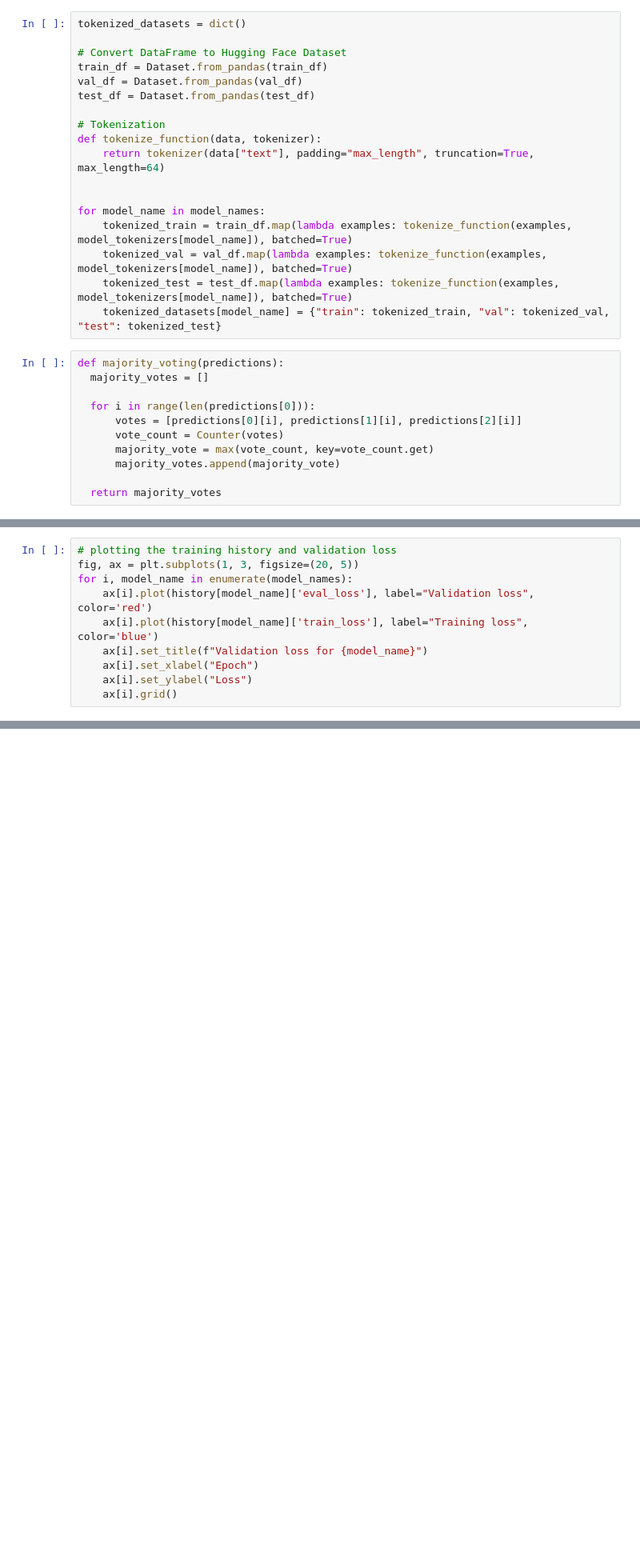
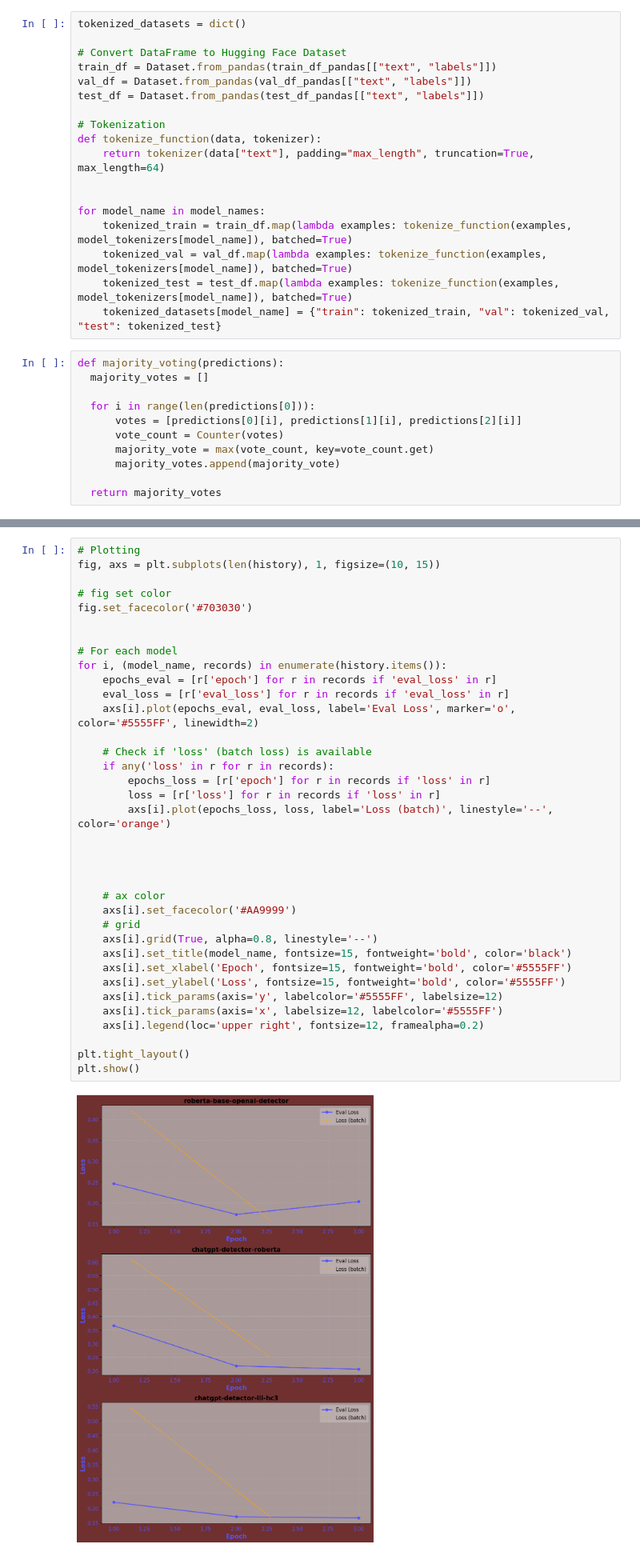
Before and after one commit to rusenbb/GPT-Detector, a Jupyter notebook: main.ipynb, the cells around one changed output, grey strips where cells are left out. Shown: that part at 80% size. Cells and saved outputs as stored; diff of their text form; blank space fills up the shorter version.

```diff
--- a/main.ipynb
+++ b/main.ipynb
@@ -160,9 +228,9 @@ tokenizing the data for each model
 tokenized_datasets = dict()
 
 # Convert DataFrame to Hugging Face Dataset
-train_df = Dataset.from_pandas(train_df)
-val_df = Dataset.from_pandas(val_df)
-test_df = Dataset.from_pandas(test_df)
+train_df = Dataset.from_pandas(train_df_pandas[["text", "labels"]])
+val_df = Dataset.from_pandas(val_df_pandas[["text", "labels"]])
+test_df = Dataset.from_pandas(test_df_pandas[["text", "labels"]])
 
 # Tokenization
 def tokenize_function(data, tokenizer):
@@ -296,10 +343,0 @@ history
-# %%
-# plotting the training history and validation loss
-fig, ax = plt.subplots(1, 3, figsize=(20, 5))
-for i, model_name in enumerate(model_names):
-    ax[i].plot(history[model_name]['eval_loss'], label="Validation loss", color='red')
-    ax[i].plot(history[model_name]['train_loss'], label="Training loss", color='blue')
-    ax[i].set_title(f"Validation loss for {model_name}")
-    ax[i].set_xlabel("Epoch")
-    ax[i].set_ylabel("Loss")
-    ax[i].grid()
@@ -309,3 +344,41 @@ TypeError: list indices must be integers or slices, not str
+# %%
+# Plotting
+fig, axs = plt.subplots(len(history), 1, figsize=(10, 15))
+
+# fig set color
+fig.set_facecolor('#703030')
+
+
+# For each model
+for i, (model_name, records) in enumerate(history.items()):
+    epochs_eval = [r['epoch'] for r in records if 'eval_loss' in r]
+    eval_loss = [r['eval_loss'] for r in records if 'eval_loss' in r]
+    axs[i].plot(epochs_eval, eval_loss, label='Eval Loss', marker='o', color='#5555FF', linewidth=2)
+
+    # Check if 'loss' (batch loss) is available
+    if any('loss' in r for r in records):
+        epochs_loss = [r['epoch'] for r in records if 'loss' in r]
+        loss = [r['loss'] for r in records if 'loss' in r]
+        axs[i].plot(epochs_loss, loss, label='Loss (batch)', linestyle='--', color='orange')
+
+
+
+
+    # ax color
+    axs[i].set_facecolor('#AA9999')
+    # grid
+    axs[i].grid(True, alpha=0.8, linestyle='--')
+    axs[i].set_title(model_name, fontsize=15, fontweight='bold', color='black')
+    axs[i].set_xlabel('Epoch', fontsize=15, fontweight='bold', color='#5555FF')
+    axs[i].set_ylabel('Loss', fontsize=15, fontweight='bold', color='#5555FF')
+    axs[i].tick_params(axis='y', labelcolor='#5555FF', labelsize=12)
+    axs[i].tick_params(axis='x', labelsize=12, labelcolor='#5555FF')
+    axs[i].legend(loc='upper right', fontsize=12, framealpha=0.2)
+
+plt.tight_layout()
+plt.show()
+# %% [output]
+[figure, added]
 # %% [markdown]
 ### Ensemble Method
 # %%
```
Also changed, not shown: parts of 7 cells of this notebook.
